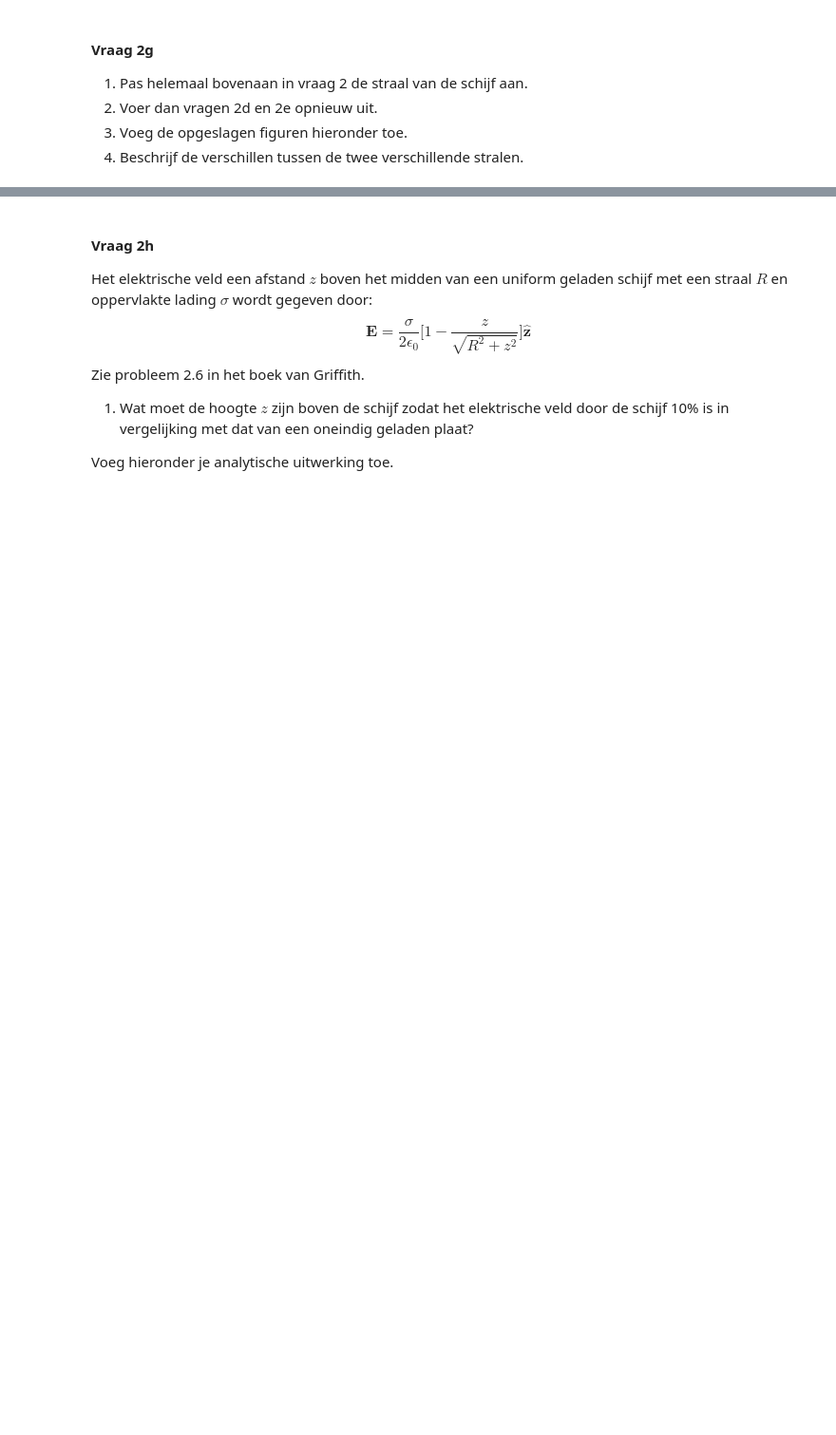
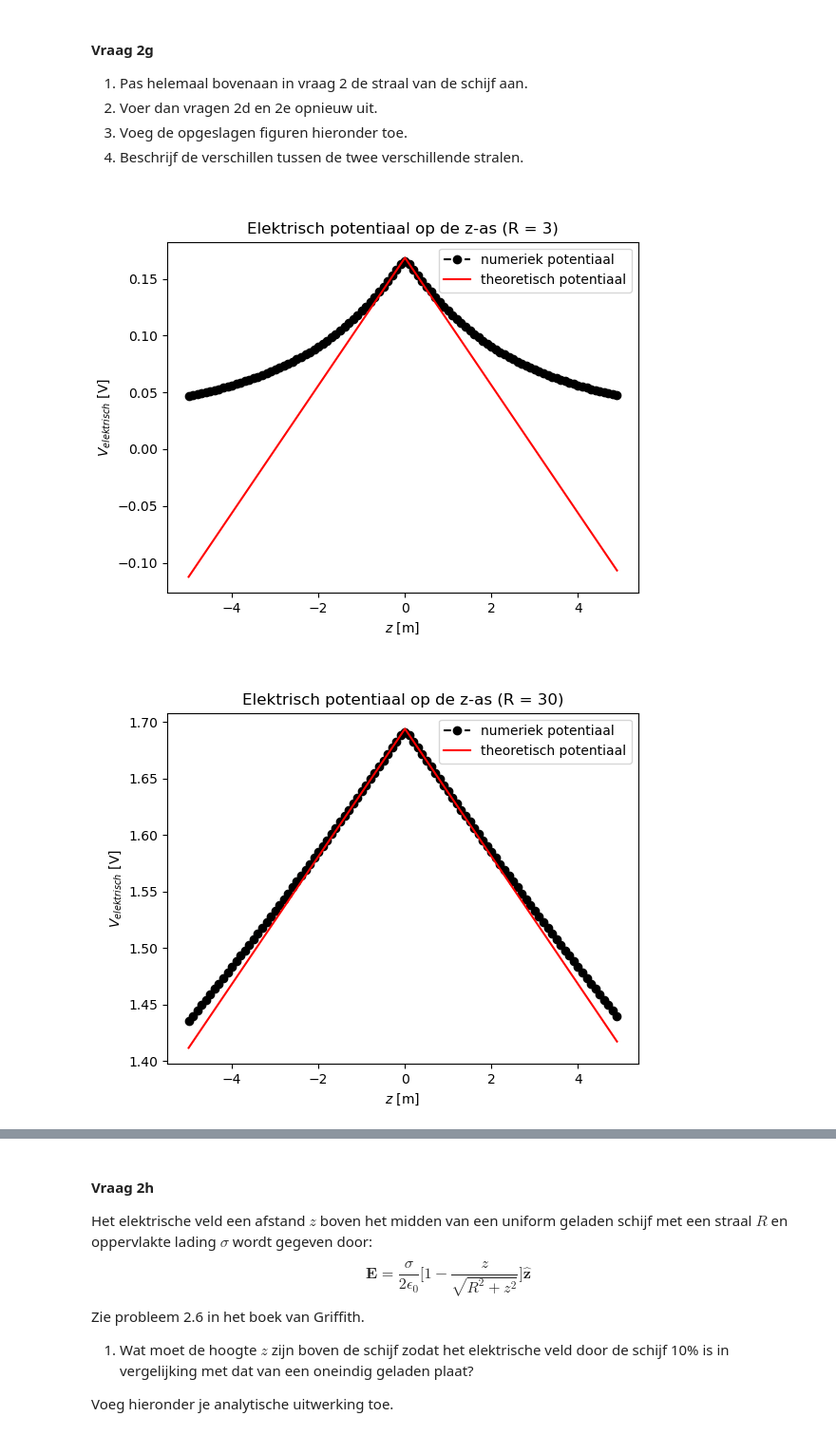
Before and after one commit to emmajuledrent/opdrachten-DEF-D, a Jupyter notebook: DigitaleOntwerpopdrachten/1CondensatorOpdracht/CondensatorOntwerpopdracht.ipynb, the cells around one changed output, grey strips where cells are left out. Shown at 95% size. Cells and saved outputs as stored; diff of their text form; code cells hidden in the pictures; blank space fills up the shorter version.

```diff
--- a/DigitaleOntwerpopdrachten/1CondensatorOpdracht/CondensatorOntwerpopdracht.ipynb
+++ b/DigitaleOntwerpopdrachten/1CondensatorOpdracht/CondensatorOntwerpopdracht.ipynb
@@ -317,7 +314,10 @@ Wanneer het punt dat wordt benaderd (r = 0) zich ver genoeg van het middelunt be
 3. Voeg de opgeslagen figuren hieronder toe.
 4. Beschrijf de verschillen tussen de twee verschillende stralen.
 # %%
-###
-###Jouw code hier###
-###
-#display(Image("E_Veld_z-as (R = {R}).png"))
+display(Image("Potentiaal_z-as (R = 3).png"))
+display(Image("Potentiaal_z-as (R = 30).png"))
+display(Image("E-veld_z-as (R = 3).png"))
+display(Image("E-veld_z-as (R = 30).png"))
+# %% [output]
+[figure, added]
+[figure, added]
```
Also changed, not shown: parts of 13 cells of this notebook, 7 other files.
